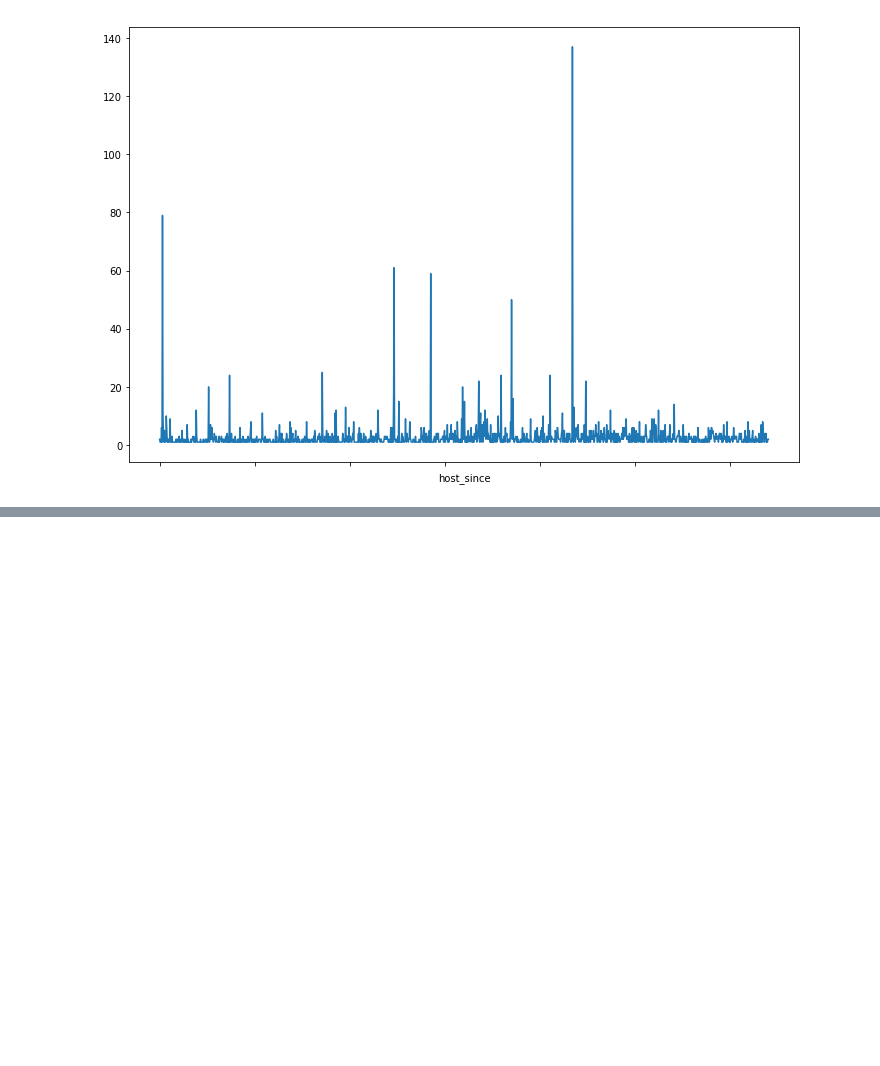
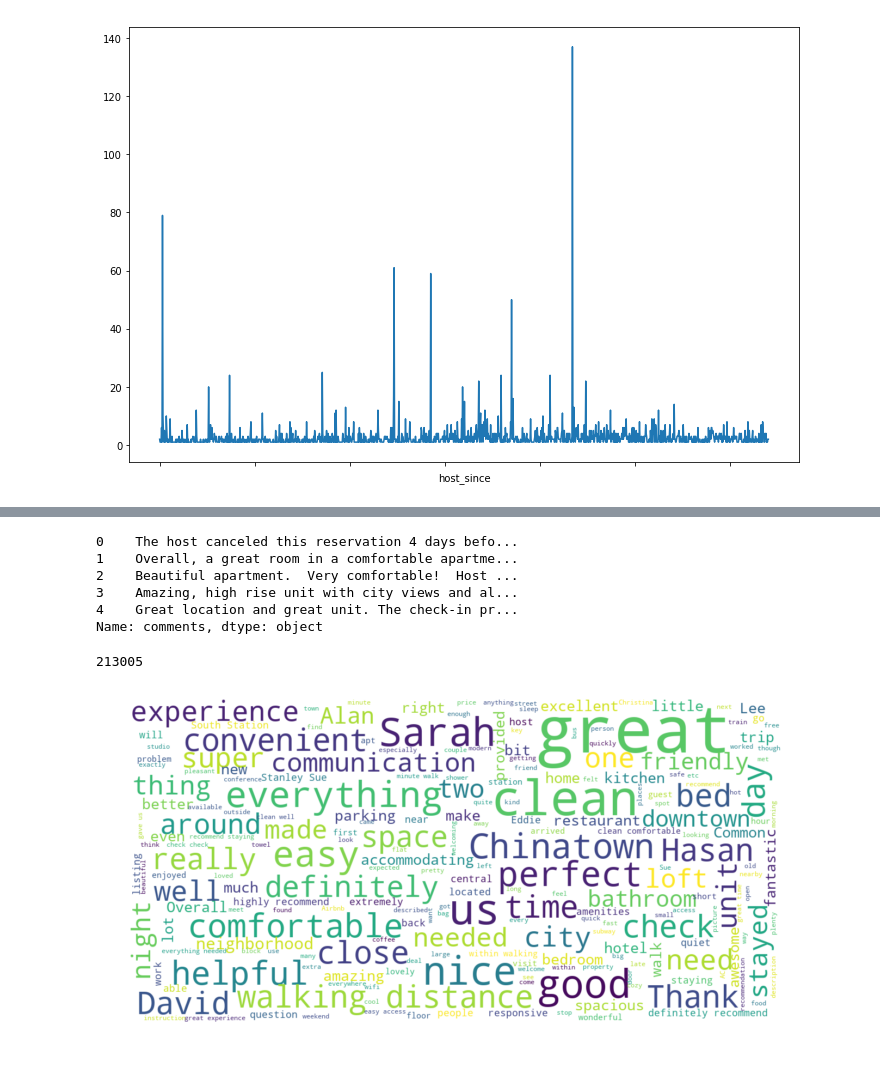
Before and after one commit to ilknurCakir/AirBnBBostonData, a Jupyter notebook: EDA.ipynb, the cells around one changed output, grey strips where cells are left out. Saved outputs shown, nothing was run; the diff lists cells and outputs as text; code cells hidden in the pictures; blank space fills up the shorter version.

```diff
--- a/EDA.ipynb
+++ b/EDA.ipynb
@@ -313,0 +337,2 @@ listings.groupby('host_since').id.count().plot(kind = 'line', figsize = (12, 8))
+# %%
+rev2 = pd.merge(left = rev, right = listings[['id', 'neighbourhood']], left_on = 'listing_id', right_on = 'id', how = 'left')
@@ -313,0 +373,31 @@ listings.groupby('host_since').id.count().plot(kind = 'line', figsize = (12, 8))
+# %%
+chinatown = rev2[rev2.neighbourhood == 'Chinatown'].comments.reset_index(drop = True)
+# %%
+chinatown.head()
+# %% [output]
+0    The host canceled this reservation 4 days befo...
+1    Overall, a great room in a comfortable apartme...
+2    Beautiful apartment.  Very comfortable!  Host ...
+3    Amazing, high rise unit with city views and al...
+4    Great location and great unit. The check-in pr...
+Name: comments, dtype: object
+# %%
+text_chinatown = ' '.join(review for review in chinatown)
+# %%
+len(text_chinatown)
+# %% [output]
+213005
+# %%
+stopwords = set(STOPWORDS)
+stopwords.update(['apartment', 'location', 'area', 'room', 'Boston', 'stay', 'building', 'house', 'host', 'place'])
+wordcloud = WordCloud(stopwords = stopwords,
+                     background_color = 'white',
+                     max_font_size = 40,
+                     scale = 3,
+                     random_state = 42,
+                     max_words = 300).generate(text_chinatown)
+plt.figure(figsize = (12, 6))
+plt.imshow(wordcloud, interpolation='bilinear')
+plt.axis("off");
+# %% [output]
+[figure, added]
```
Also changed, not shown: parts of 12 cells of this notebook.
